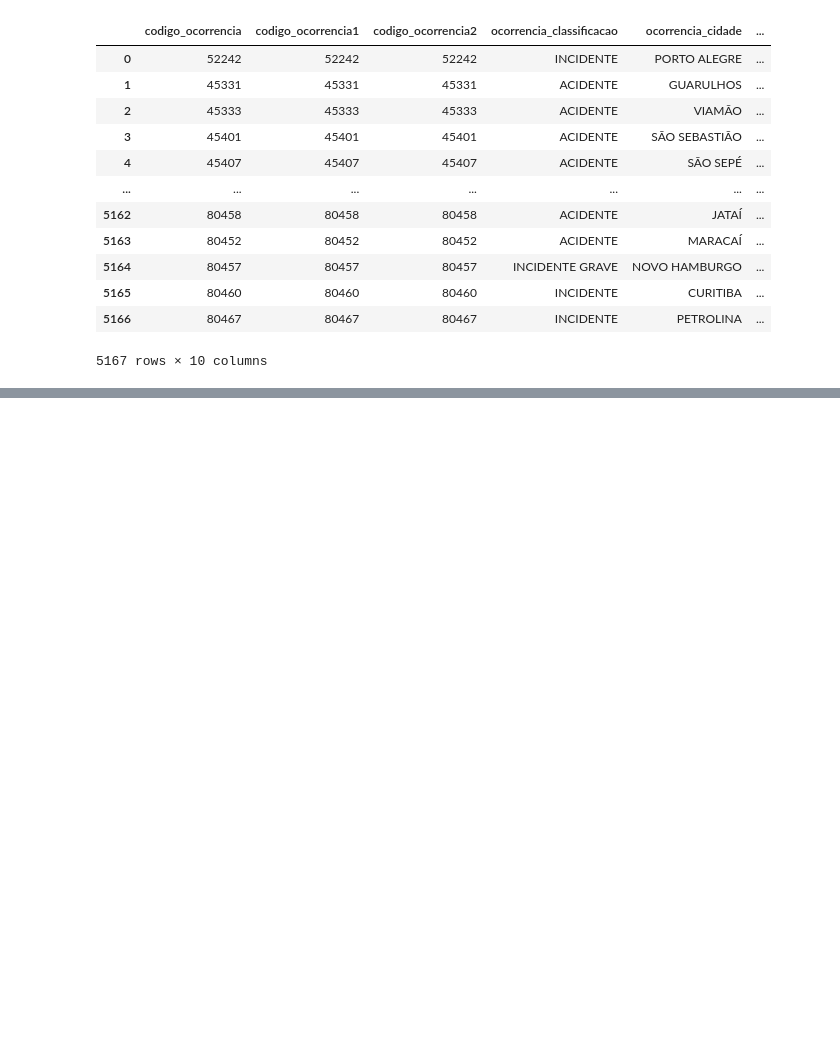
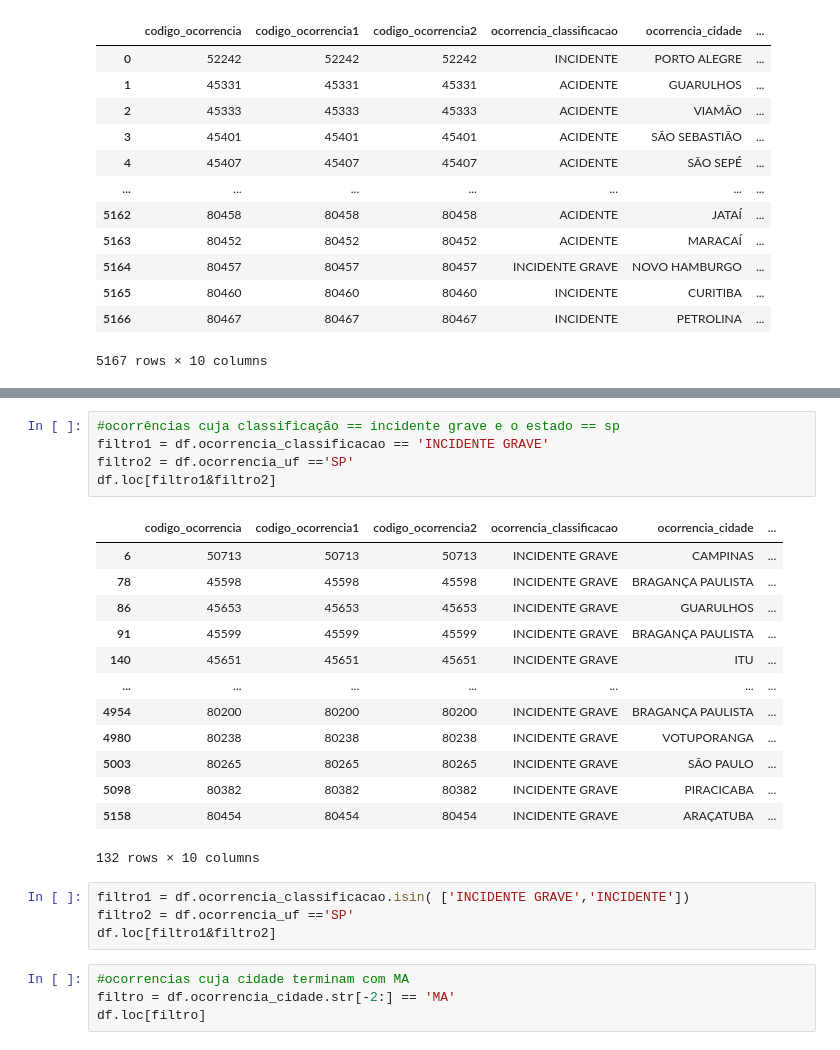
Before and after one commit to renannevesr/ETL, a Jupyter notebook: Transformacao.ipynb, the cells around one changed output, grey strips where cells are left out. Saved outputs shown, nothing was run; the diff lists cells and outputs as text; blank space fills up the shorter version.

```diff
--- a/Transformacao.ipynb
+++ b/Transformacao.ipynb
@@ -69,0 +82,27 @@ df.loc[df.ocorrencia_uf.isnull()]
+# %%
+#ocorrências cuja classificação == incidente grave e o estado == sp
+filtro1 = df.ocorrencia_classificacao == 'INCIDENTE GRAVE'
+filtro2 = df.ocorrencia_uf =='SP'
+df.loc[filtro1&filtro2]
+# %% [output]
+|  | codigo_ocorrencia | codigo_ocorrencia1 | codigo_ocorrencia2 | ocorrencia_classificacao | ocorrencia_cidade | ... |
+| 6 | 50713 | 50713 | 50713 | INCIDENTE GRAVE | CAMPINAS | ... |
+| 78 | 45598 | 45598 | 45598 | INCIDENTE GRAVE | BRAGANÇA PAULISTA | ... |
+| 86 | 45653 | 45653 | 45653 | INCIDENTE GRAVE | GUARULHOS | ... |
+| 91 | 45599 | 45599 | 45599 | INCIDENTE GRAVE | BRAGANÇA PAULISTA | ... |
+| 140 | 45651 | 45651 | 45651 | INCIDENTE GRAVE | ITU | ... |
+| ... | ... | ... | ... | ... | ... | ... |
+| 4954 | 80200 | 80200 | 80200 | INCIDENTE GRAVE | BRAGANÇA PAULISTA | ... |
+| 4980 | 80238 | 80238 | 80238 | INCIDENTE GRAVE | VOTUPORANGA | ... |
+| 5003 | 80265 | 80265 | 80265 | INCIDENTE GRAVE | SÃO PAULO | ... |
+| 5098 | 80382 | 80382 | 80382 | INCIDENTE GRAVE | PIRACICABA | ... |
+| 5158 | 80454 | 80454 | 80454 | INCIDENTE GRAVE | ARAÇATUBA | ... |
+132 rows × 10 columns
+# %%
+filtro1 = df.ocorrencia_classificacao.isin( ['INCIDENTE GRAVE','INCIDENTE'])
+filtro2 = df.ocorrencia_uf =='SP'
+df.loc[filtro1&filtro2]
+# %%
+#ocorrencias cuja cidade terminam com MA
+filtro = df.ocorrencia_cidade.str[-2:] == 'MA'
+df.loc[filtro]
```
Also changed, not shown: parts of 3 cells of this notebook.
